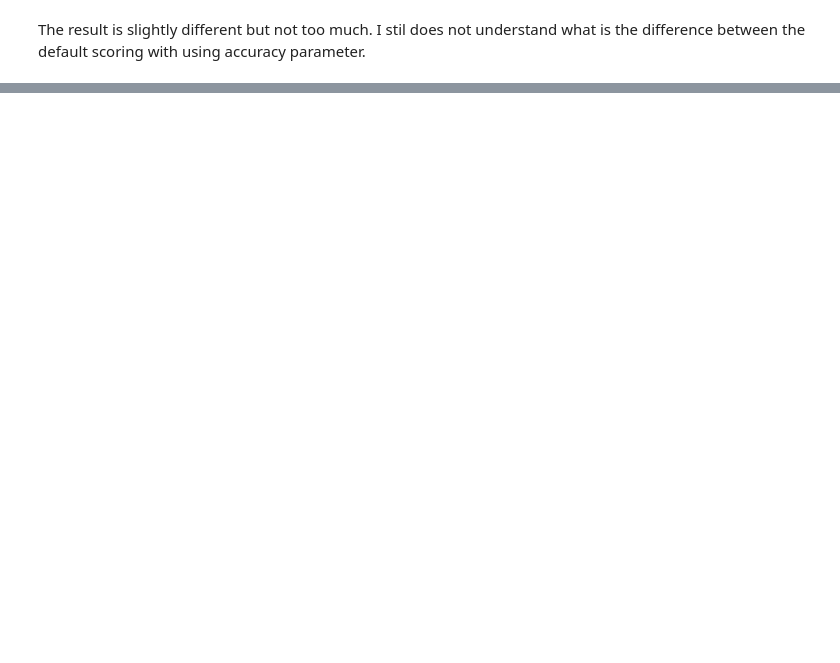
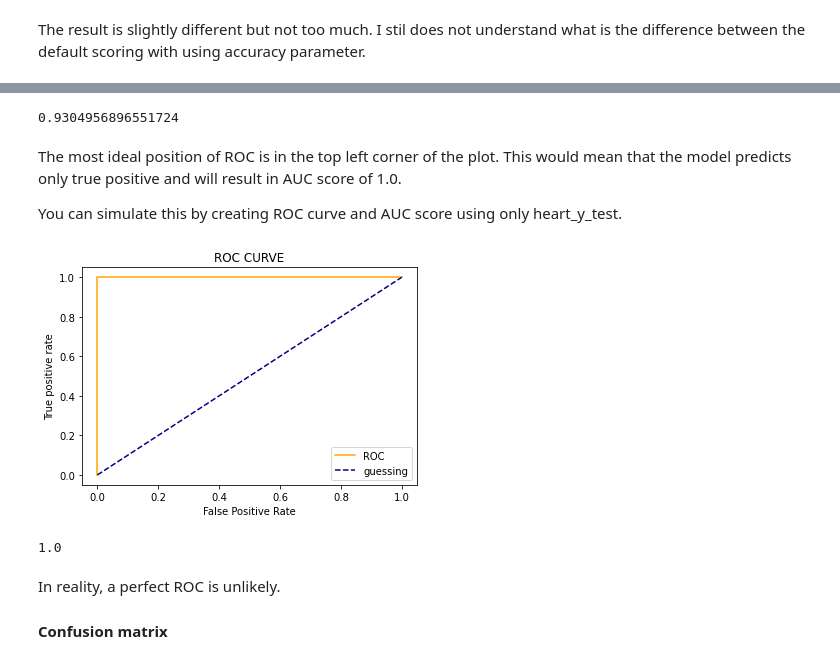
Before and after one commit to m00racle/zero-to-mastery-ml, a Jupyter notebook: section-2-data-science-and-ml-tools/Scikit-Learn-Evaluating-Model.ipynb, the cells around one changed output, grey strips where cells are left out. Saved outputs shown, nothing was run; the diff lists cells and outputs as text; code cells hidden in the pictures; blank space fills up the shorter version.

```diff
--- a/section-2-data-science-and-ml-tools/Scikit-Learn-Evaluating-Model.ipynb
+++ b/section-2-data-science-and-ml-tools/Scikit-Learn-Evaluating-Model.ipynb
@@ -302,0 +424,28 @@ Let's have a look at each of these. We'll bring down the classification code fro
+# %%
+# find the AUC score
+from sklearn.metrics import roc_auc_score
+
+# y_true = heart_y_test, y_score = y_probs
+roc_auc_score(heart_y_test, y_probs)
+# %% [output]
+0.9304956896551724
+# %% [markdown]
+The most ideal position of ROC is in the top left corner of the plot. This would mean that the model predicts only true positive and will result in AUC score of 1.0.
+
+You can simulate this by creating ROC curve and AUC score using only heart_y_test.
+# %%
+# plot perfect ROC
+# produce fpr, tpr from only heart_y_test
+fpr_perfect, tpr_perfect, treshold_perfect = roc_curve(heart_y_test, heart_y_test)
+plot_roc_curve(fpr_perfect, tpr_perfect)
+# %% [output]
+[figure, added]
+# %%
+# perfect AUC score
+roc_auc_score(heart_y_test, heart_y_test)
+# %% [output]
+1.0
+# %% [markdown]
+In reality, a perfect ROC is unlikely.
+
+#### Confusion matrix
```
Also changed, not shown: parts of 13 cells of this notebook.
